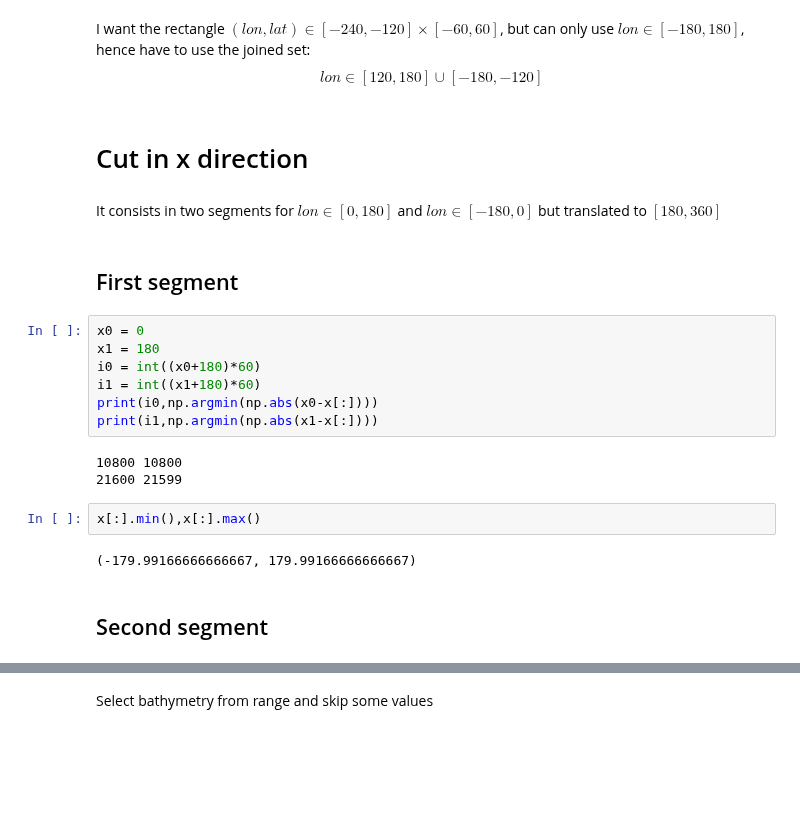
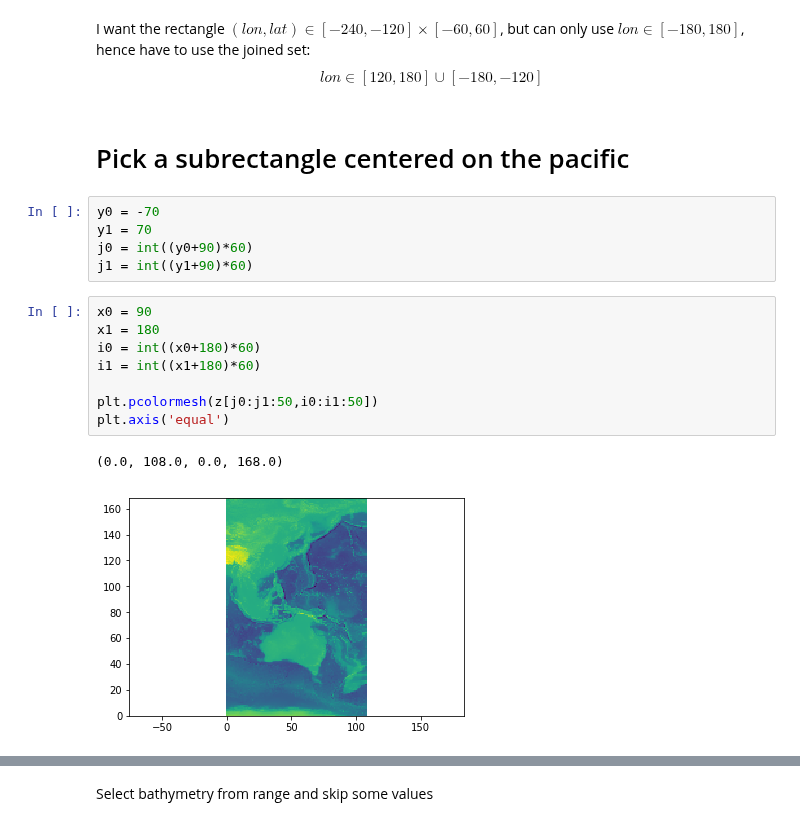
Before and after one commit to jgalazm/Nami, a Jupyter notebook: validation/04_tohoku2011/data/bathymetry.ipynb, the cells around one changed output, grey strips where cells are left out. Drawn from its saved outputs; the diff is of its cells as text; blank space fills up the shorter version.

```diff
--- a/validation/04_tohoku2011/data/bathymetry.ipynb
+++ b/validation/04_tohoku2011/data/bathymetry.ipynb
@@ -55,28 +42,24 @@ print('dx={}, dy={}'.format(dx,dy))
 dx=0.01666666666667993, dy=0.01666666666666572
 # %% [markdown]
 I want the rectangle $ (lon,lat) \in [-240,-120] \times [-60, 60] $, but can only use  $lon \in[-180,180]$, hence have to use the joined set: $$lon \in [120,180] \cup [-180,-120]$$
-# %% [markdown]
-# Cut in x direction
-# %% [markdown]
-It consists in two segments for $lon \in [0,180]$ and $lon \in [-180,0]$ but translated to $[180,360]$
-# %% [markdown]
-## First segment
+# %% [markdown]
+# Pick a subrectangle centered on the pacific
+# %%
+y0 = -70
+y1 = 70
+j0 = int((y0+90)*60)
+j1 = int((y1+90)*60)
 # %%
-x0 = 0
+x0 = 90
 x1 = 180
 i0 = int((x0+180)*60)
 i1 = int((x1+180)*60)
-print(i0,np.argmin(np.abs(x0-x[:])))
-print(i1,np.argmin(np.abs(x1-x[:])))
+
+plt.pcolormesh(z[j0:j1:50,i0:i1:50])
+plt.axis('equal')
 # %% [output]
-10800 10800
-21600 21599
+(0.0, 108.0, 0.0, 168.0)
+[figure, added]
-# %%
-x[:].min(),x[:].max()
-# %% [output]
-(-179.99166666666667, 179.99166666666667)
-# %% [markdown]
-## Second segment
 # %%
 x2 = 290-360
 i2 = int((x2+180)*60)
```
Also changed, not shown: parts of 12 cells of this notebook, 1 other file.
